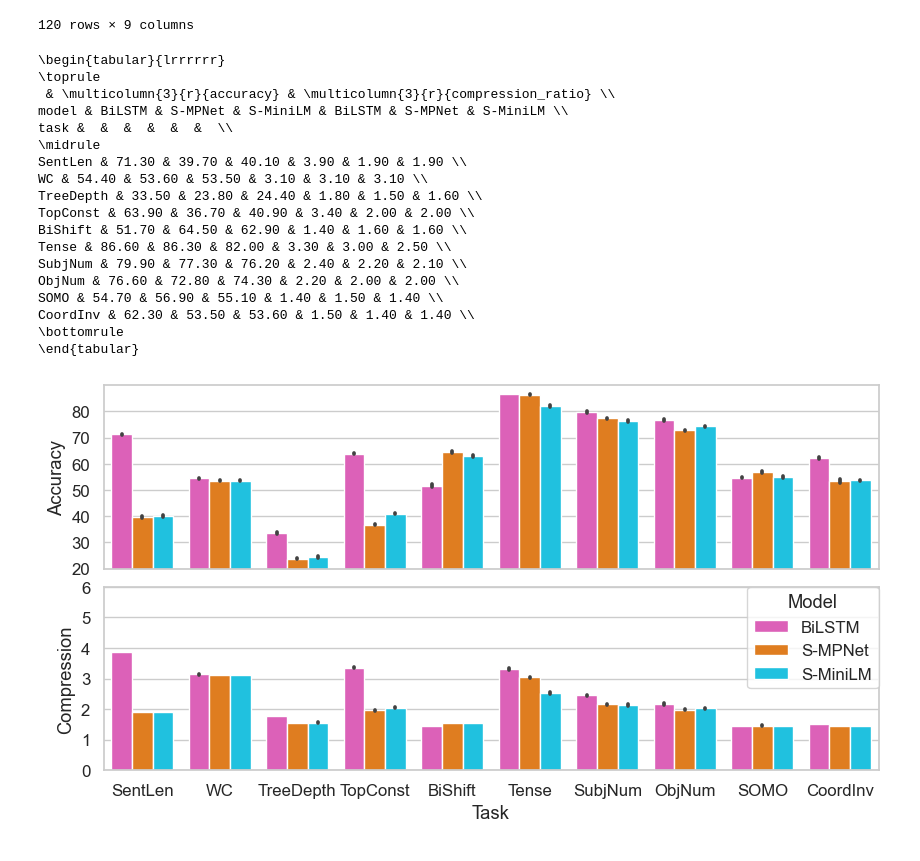
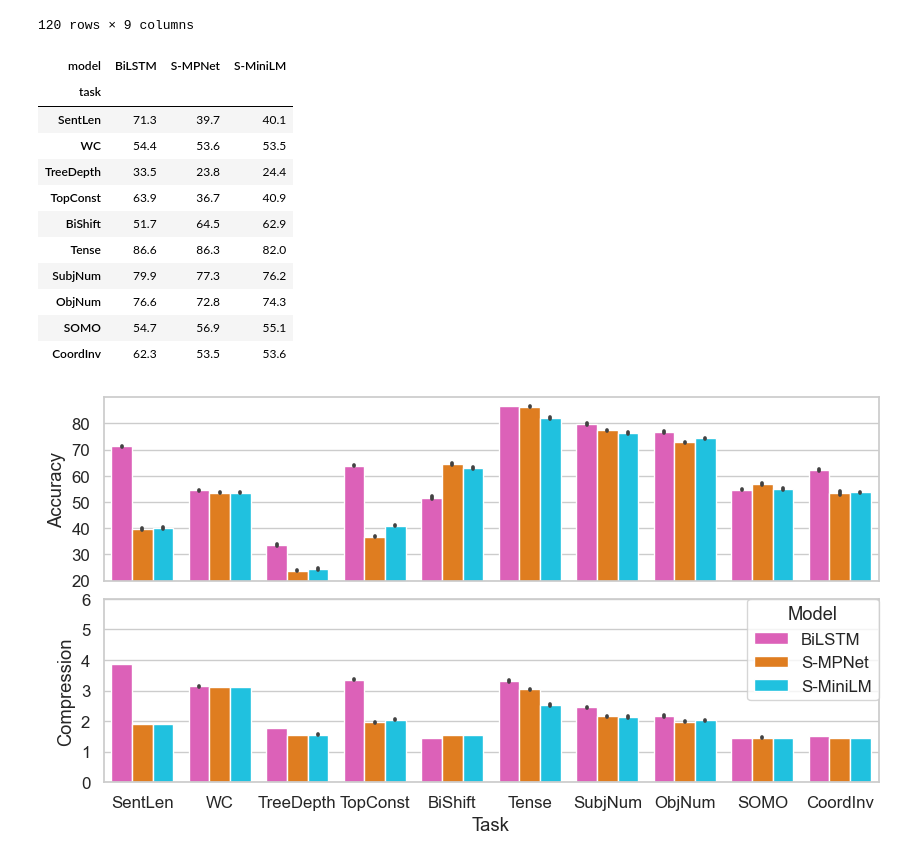
Before and after one commit to urbikn/probing-sentence-transformers-project, a Jupyter notebook: results/results_analysis.ipynb, the cells around one changed output. Saved outputs shown, nothing was run; the diff lists cells and outputs as text; code cells hidden in the pictures.

```diff
--- a/results_analysis.ipynb
+++ b/results/results_analysis.ipynb
@@ -276,33 +171,24 @@ results_classification
 | 1464 | S-MPNet | TopConst | 12 | 36.862802 | 35.485402 | 303334.523340 | 155259.249969 | ... |
 120 rows × 9 columns
 # %%
-table = results_classification.pivot_table(index='task', columns='model', values=['accuracy', 'compression_ratio'], aggfunc='mean').round(1)
+table = results_classification.pivot_table(index='task', columns='model', values='accuracy', aggfunc='mean').round(1)
 
 # Sort rows by task order
 task_order = list(task_dict.values())
-r = table.reindex(task_order)
-
-#jPrint as latex table with 1 decimal
-print(r.to_latex(float_format="%.2f"))
+table.reindex(task_order)
 # %% [output]
-\begin{tabular}{lrrrrrr}
-\toprule
- & \multicolumn{3}{r}{accuracy} & \multicolumn{3}{r}{compression_ratio} \\
-model & BiLSTM & S-MPNet & S-MiniLM & BiLSTM & S-MPNet & S-MiniLM \\
-task &  &  &  &  &  &  \\
-\midrule
-SentLen & 71.30 & 39.70 & 40.10 & 3.90 & 1.90 & 1.90 \\
-WC & 54.40 & 53.60 & 53.50 & 3.10 & 3.10 & 3.10 \\
-TreeDepth & 33.50 & 23.80 & 24.40 & 1.80 & 1.50 & 1.60 \\
-TopConst & 63.90 & 36.70 & 40.90 & 3.40 & 2.00 & 2.00 \\
-BiShift & 51.70 & 64.50 & 62.90 & 1.40 & 1.60 & 1.60 \\
-Tense & 86.60 & 86.30 & 82.00 & 3.30 & 3.00 & 2.50 \\
-SubjNum & 79.90 & 77.30 & 76.20 & 2.40 & 2.20 & 2.10 \\
-ObjNum & 76.60 & 72.80 & 74.30 & 2.20 & 2.00 & 2.00 \\
-SOMO & 54.70 & 56.90 & 55.10 & 1.40 & 1.50 & 1.40 \\
-CoordInv & 62.30 & 53.50 & 53.60 & 1.50 & 1.40 & 1.40 \\
-\bottomrule
-\end{tabular}
+| model | BiLSTM | S-MPNet | S-MiniLM |
+| task |  |  |  |
+| SentLen | 71.3 | 39.7 | 40.1 |
+| WC | 54.4 | 53.6 | 53.5 |
+| TreeDepth | 33.5 | 23.8 | 24.4 |
+| TopConst | 63.9 | 36.7 | 40.9 |
+| BiShift | 51.7 | 64.5 | 62.9 |
+| Tense | 86.6 | 86.3 | 82.0 |
+| SubjNum | 79.9 | 77.3 | 76.2 |
+| ObjNum | 76.6 | 72.8 | 74.3 |
+| SOMO | 54.7 | 56.9 | 55.1 |
+| CoordInv | 62.3 | 53.5 | 53.6 |
 # %%
 from matplotlib import pyplot as plt
 import seaborn as sns
```
Also changed, not shown: parts of 12 cells of this notebook, 11 other files.
